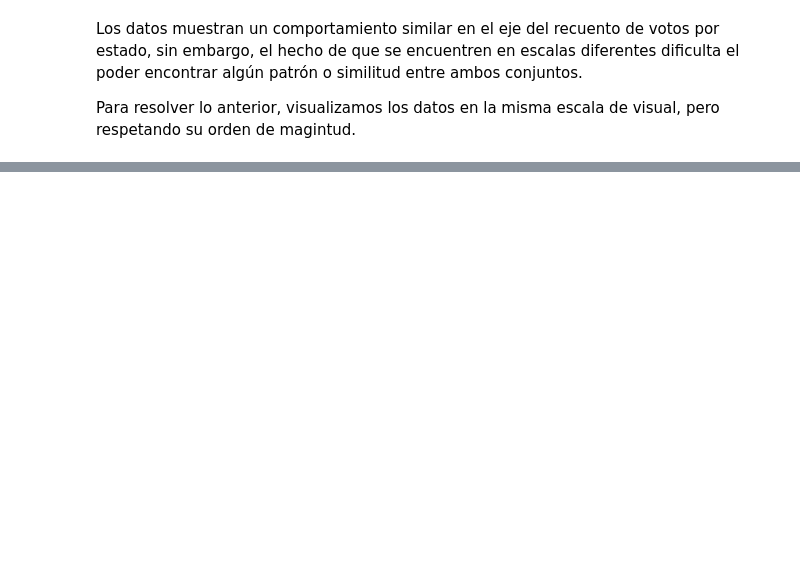
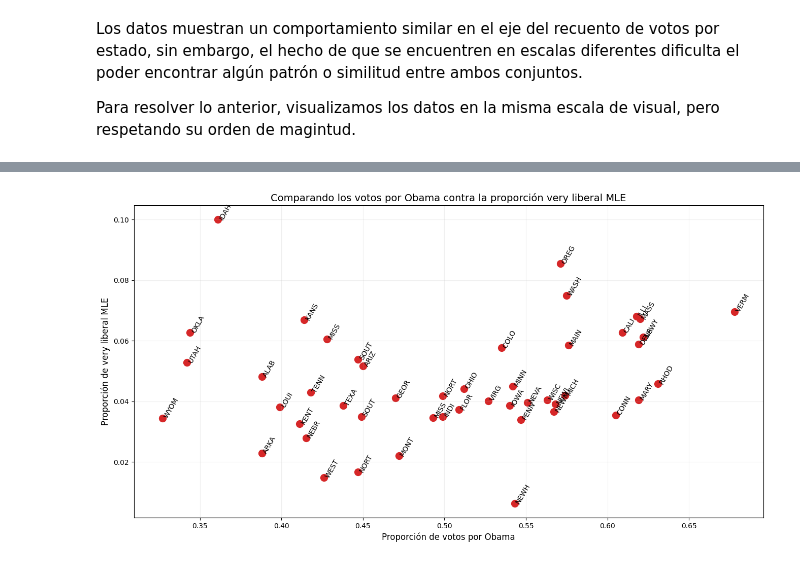
Before and after one commit to CAMM961001/bayes-first-steps, a Jupyter notebook: bayes-first-steps.ipynb, the cells around one changed output, grey strips where cells are left out. Cells and saved outputs as stored; diff of their text form; code cells hidden in the pictures; blank space fills up the shorter version.

```diff
--- a/bayes-first-steps.ipynb
+++ b/bayes-first-steps.ipynb
@@ -155,0 +164,18 @@ Con la visualización anterior se vuelve evidente que el número de votos que tu
+# %%
+plt.figure(figsize=plot_settings['figsize'])
+plt.scatter(x=prop['vote_Obama_pct']/100, y=prop['prop_mle'], color='tab:red', s=100)
+
+for idx in prop.index:
+    x = prop.loc[idx]['vote_Obama_pct']/100
+    y = prop.loc[idx]['prop_mle']
+    s = prop.loc[idx]['state'].upper().replace(' ', '')[0:4]
+    plt.text(x=x, y=y, s=s, fontsize=plot_settings['annotation'], rotation=60)
+
+plt.title('Comparando los votos por Obama contra la proporción very liberal MLE', fontsize=plot_settings['title'])
+plt.xlabel('Proporción de votos por Obama', fontsize=plot_settings['text'])
+plt.ylabel('Proporción de very liberal MLE', fontsize=plot_settings['text'])
+plt.grid(alpha=0.2)
+
+plt.show()
+# %% [output]
+[figure, added]
```
Also changed, not shown: parts of 30 cells of this notebook.
